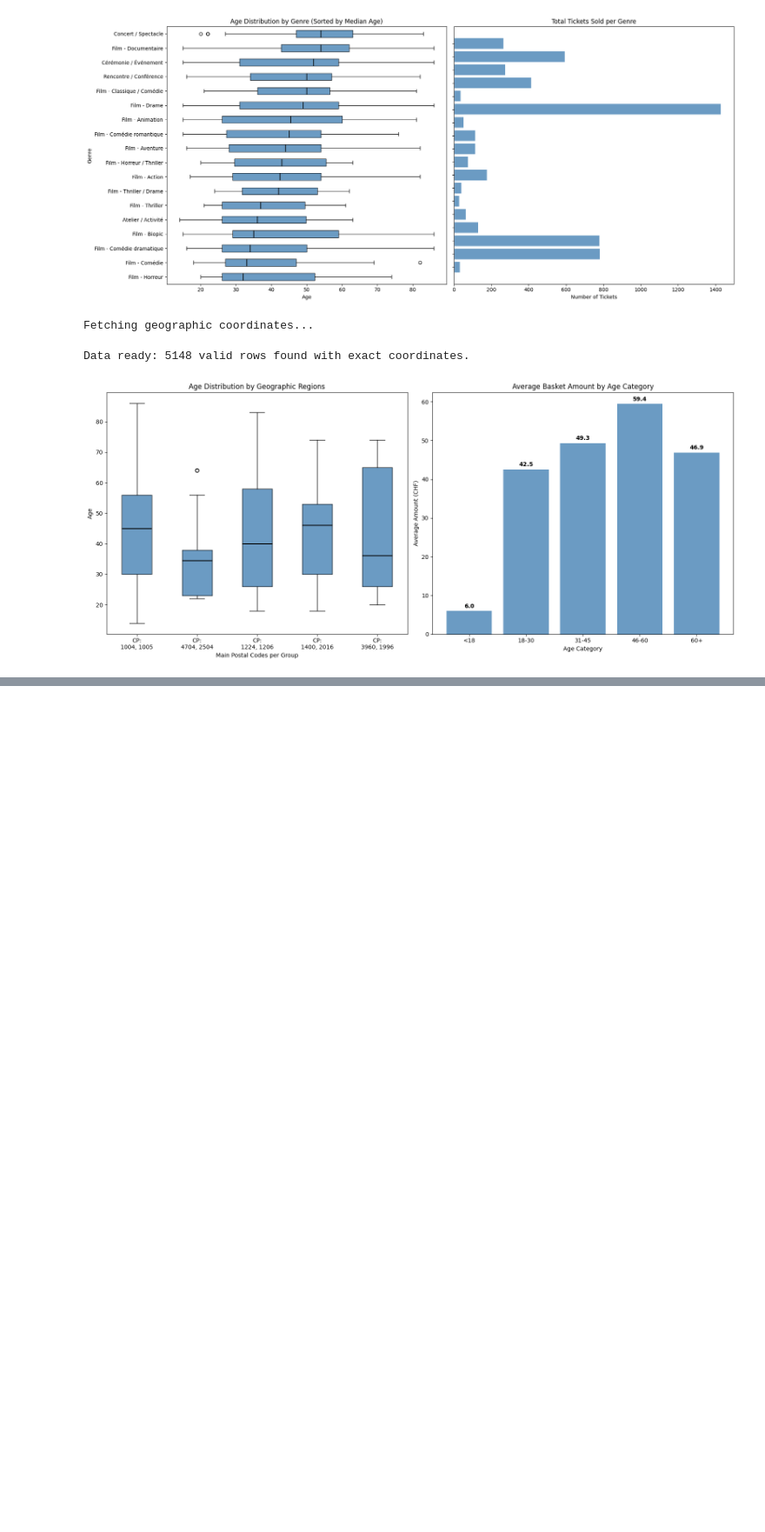
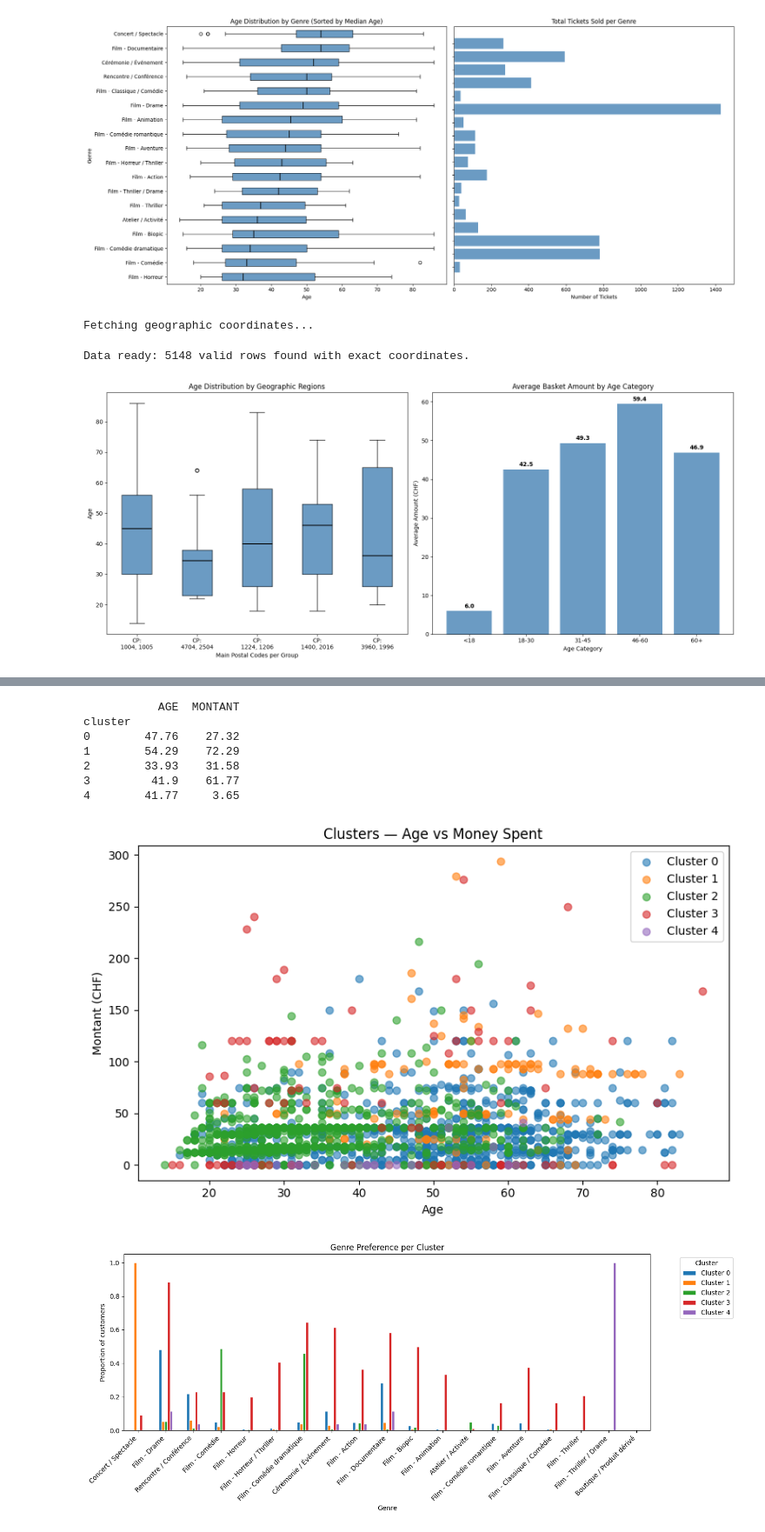
Before and after one commit to twillixa/Algorithm-in-BI, a Jupyter notebook: Main.ipynb, the cells around one changed output, grey strips where cells are left out. Shown at 87% size. Drawn from its saved outputs; the diff is of its cells as text; code cells hidden in the pictures; blank space fills up the shorter version.

```diff
--- a/Main.ipynb
+++ b/Main.ipynb
@@ -551,0 +632,49 @@ Data ready: 5148 valid rows found with exact coordinates.
+# %%
+import matplotlib.cm as cm
+
+K = 5  #  adjust after elbow plot
+
+km = KMeans(n_clusters=K, random_state=42, n_init=10)
+cluster_df["cluster"] = km.fit_predict(X_scaled)
+
+# Define consistent colors for all graphs
+colors = [plt.cm.tab10(i) for i in range(K)]
+cluster_labels = [f"Cluster {c}" for c in range(K)]
+
+# Cluster profiles
+print(cluster_df.groupby("cluster")[["AGE", "MONTANT"]].mean().round(2))
+
+# Scatter — Age vs Montant
+plt.figure(figsize=(8, 5))
+for c in range(K):
+    subset = cluster_df[cluster_df["cluster"] == c]
+    plt.scatter(subset["AGE"], subset["MONTANT"], label=cluster_labels[c],
+                color=colors[c], alpha=0.6, s=40)
+plt.title("Clusters — Age vs Money Spent")
+plt.xlabel("Age")
+plt.ylabel("Montant (CHF)")
+plt.legend()
+plt.tight_layout()
+plt.show()
+
+# Genre preference per cluster
+genre_profile = cluster_df.groupby("cluster")[genre_cols].mean()
+
+genre_profile.T.plot(kind="bar", figsize=(14, 6), color=colors, edgecolor="white")
+plt.title("Genre Preference per Cluster")
+plt.xlabel("Genre")
+plt.ylabel("Proportion of customers")
+plt.xticks(rotation=45, ha="right")
+plt.legend(cluster_labels, title="Cluster", bbox_to_anchor=(1.05, 1), loc="upper left")
+plt.tight_layout()
+plt.show()
+# %% [output]
+           AGE  MONTANT
+cluster
+0        47.76    27.32
+1        54.29    72.29
+2        33.93    31.58
+3         41.9    61.77
+4        41.77     3.65
+[figure, added]
+[figure, added]
```
Also changed, not shown: parts of 6 cells of this notebook.
